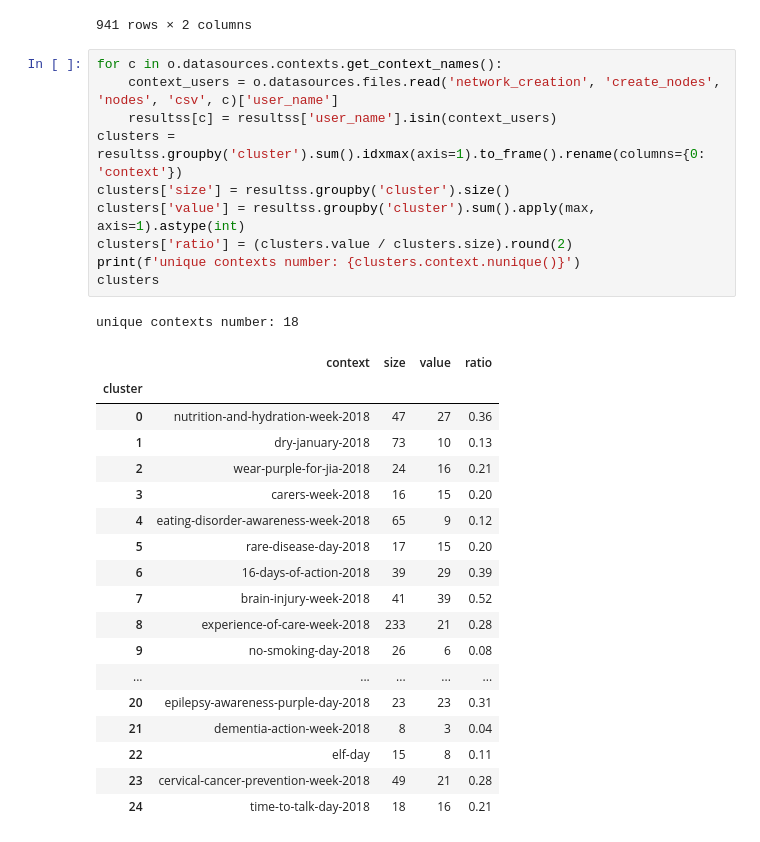
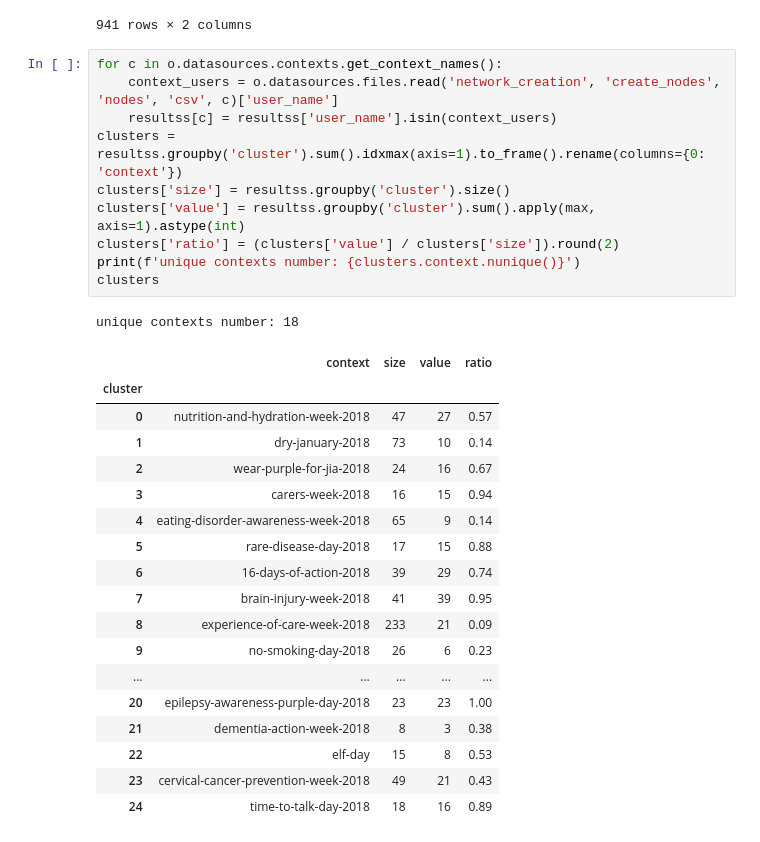
Before and after one commit to flaprimo/twitter-network-analysis, a Jupyter notebook: analysis_infomap-phase2.ipynb, the cells around one changed output. Cells and saved outputs as stored; diff of their text form.

Commit message:
fixed ratio for clusters

```diff
--- a/analysis_infomap-phase2.ipynb
+++ b/analysis_infomap-phase2.ipynb
@@ -319,30 +319,30 @@ resultss
 # %%
 for c in o.datasources.contexts.get_context_names():
     context_users = o.datasources.files.read('network_creation', 'create_nodes', 'nodes', 'csv', c)['user_name']
     resultss[c] = resultss['user_name'].isin(context_users)
 clusters = resultss.groupby('cluster').sum().idxmax(axis=1).to_frame().rename(columns={0: 'context'})
 clusters['size'] = resultss.groupby('cluster').size()
 clusters['value'] = resultss.groupby('cluster').sum().apply(max, axis=1).astype(int)
-clusters['ratio'] = (clusters.value / clusters.size).round(2)
+clusters['ratio'] = (clusters['value'] / clusters['size']).round(2)
 print(f'unique contexts number: {clusters.context.nunique()}')
 clusters
 # %% [output]
 unique contexts number: 18
 |  | context | size | value | ratio |
 | cluster |  |  |  |  |
-| 0 | nutrition-and-hydration-week-2018 | 47 | 27 | 0.36 |
-| 1 | dry-january-2018 | 73 | 10 | 0.13 |
-| 2 | wear-purple-for-jia-2018 | 24 | 16 | 0.21 |
-| 3 | carers-week-2018 | 16 | 15 | 0.20 |
-| 4 | eating-disorder-awareness-week-2018 | 65 | 9 | 0.12 |
-| 5 | rare-disease-day-2018 | 17 | 15 | 0.20 |
-| 6 | 16-days-of-action-2018 | 39 | 29 | 0.39 |
-| 7 | brain-injury-week-2018 | 41 | 39 | 0.52 |
-| 8 | experience-of-care-week-2018 | 233 | 21 | 0.28 |
-| 9 | no-smoking-day-2018 | 26 | 6 | 0.08 |
+| 0 | nutrition-and-hydration-week-2018 | 47 | 27 | 0.57 |
+| 1 | dry-january-2018 | 73 | 10 | 0.14 |
+| 2 | wear-purple-for-jia-2018 | 24 | 16 | 0.67 |
+| 3 | carers-week-2018 | 16 | 15 | 0.94 |
+| 4 | eating-disorder-awareness-week-2018 | 65 | 9 | 0.14 |
+| 5 | rare-disease-day-2018 | 17 | 15 | 0.88 |
+| 6 | 16-days-of-action-2018 | 39 | 29 | 0.74 |
+| 7 | brain-injury-week-2018 | 41 | 39 | 0.95 |
+| 8 | experience-of-care-week-2018 | 233 | 21 | 0.09 |
+| 9 | no-smoking-day-2018 | 26 | 6 | 0.23 |
 | ... | ... | ... | ... | ... |
-| 20 | epilepsy-awareness-purple-day-2018 | 23 | 23 | 0.31 |
-| 21 | dementia-action-week-2018 | 8 | 3 | 0.04 |
-| 22 | elf-day | 15 | 8 | 0.11 |
-| 23 | cervical-cancer-prevention-week-2018 | 49 | 21 | 0.28 |
-| 24 | time-to-talk-day-2018 | 18 | 16 | 0.21 |
+| 20 | epilepsy-awareness-purple-day-2018 | 23 | 23 | 1.00 |
+| 21 | dementia-action-week-2018 | 8 | 3 | 0.38 |
+| 22 | elf-day | 15 | 8 | 0.53 |
+| 23 | cervical-cancer-prevention-week-2018 | 49 | 21 | 0.43 |
+| 24 | time-to-talk-day-2018 | 18 | 16 | 0.89 |
```
Also changed, not shown: 1 other file.
